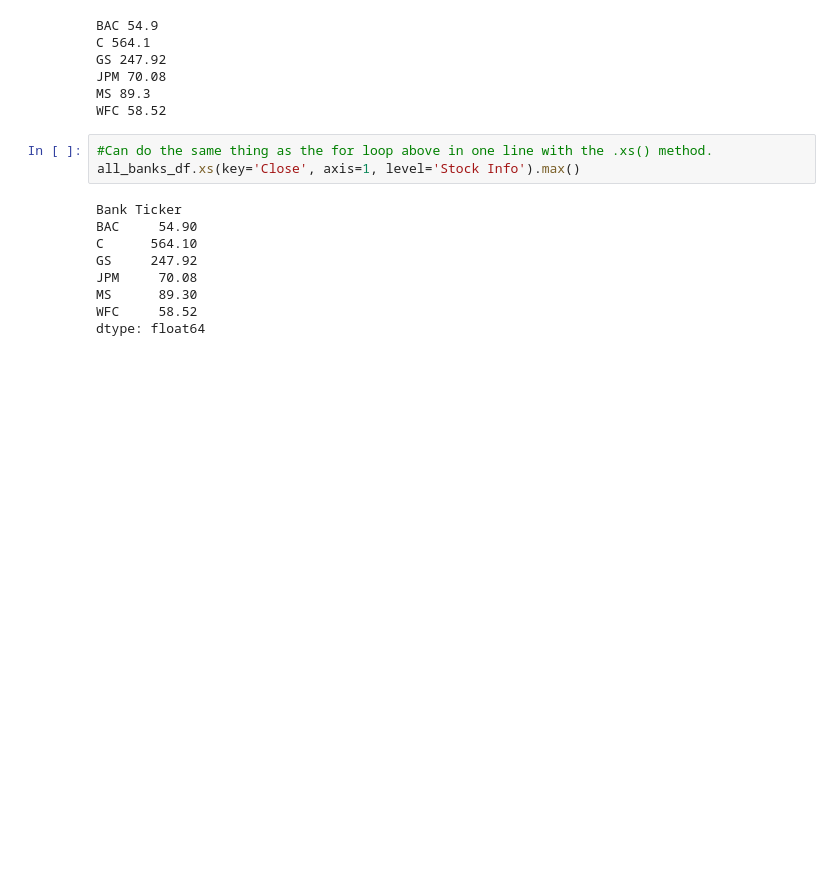
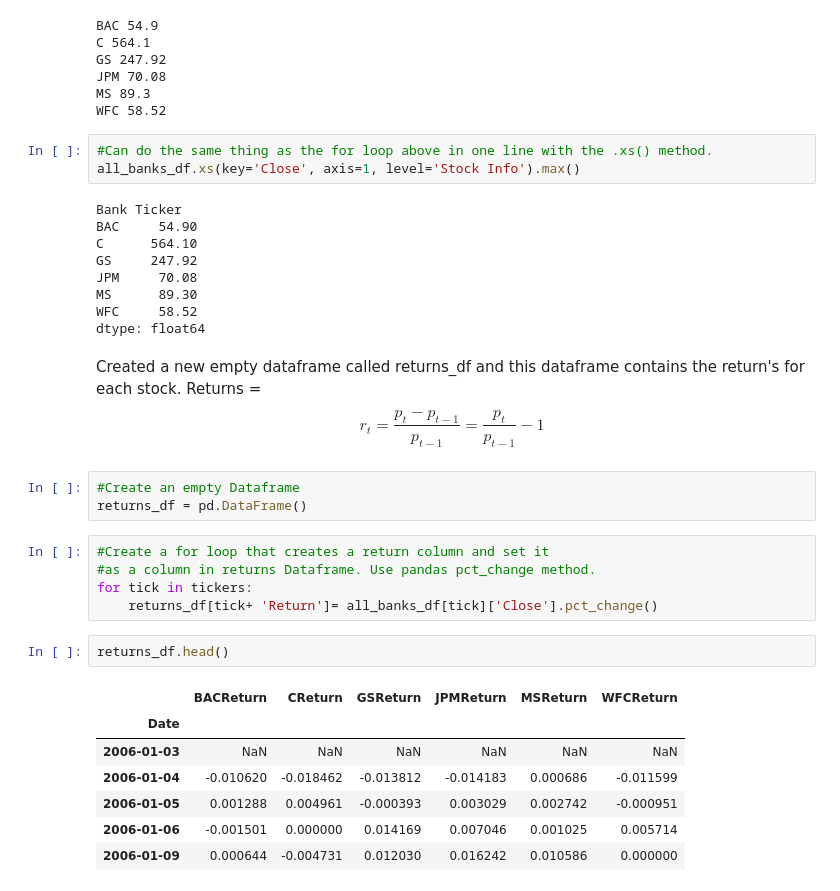
Before and after one commit to seandom13/Finance_EDA, a Jupyter notebook: Finance(EDA).ipynb, the cells around one changed output. Drawn from its saved outputs; the diff is of its cells as text; blank space fills up the shorter version.

```diff
--- a/Finance(EDA).ipynb
+++ b/Finance(EDA).ipynb
@@ -70,3 +70,24 @@ JPM     70.08
 MS      89.30
 WFC     58.52
 dtype: float64
+# %% [markdown]
+Created a new empty dataframe called returns_df and this dataframe contains the return's for each stock.
+Returns = $$r_t = \frac{p_t - p_{t-1}}{p_{t-1}} = \frac{p_t}{p_{t-1}} - 1$$
+# %%
+#Create an empty Dataframe
+returns_df = pd.DataFrame()
+# %%
+#Create a for loop that creates a return column and set it
+#as a column in returns Dataframe. Use pandas pct_change method.
+for tick in tickers:
+    returns_df[tick+ 'Return']= all_banks_df[tick]['Close'].pct_change()
+# %%
+returns_df.head()
+# %% [output]
+|  | BACReturn | CReturn | GSReturn | JPMReturn | MSReturn | WFCReturn |
+| Date |  |  |  |  |  |  |
+| 2006-01-03 | NaN | NaN | NaN | NaN | NaN | NaN |
+| 2006-01-04 | -0.010620 | -0.018462 | -0.013812 | -0.014183 | 0.000686 | -0.011599 |
+| 2006-01-05 | 0.001288 | 0.004961 | -0.000393 | 0.003029 | 0.002742 | -0.000951 |
+| 2006-01-06 | -0.001501 | 0.000000 | 0.014169 | 0.007046 | 0.001025 | 0.005714 |
+| 2006-01-09 | 0.000644 | -0.004731 | 0.012030 | 0.016242 | 0.010586 | 0.000000 |
```
Also changed, not shown: parts of 1 cell of this notebook.
